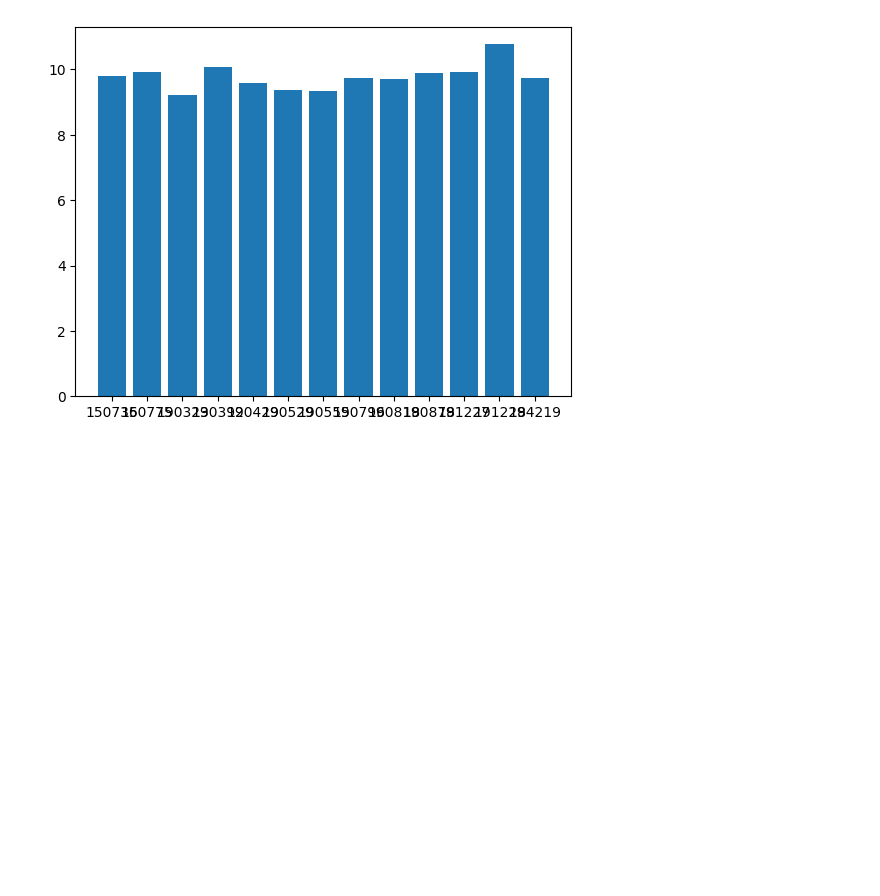
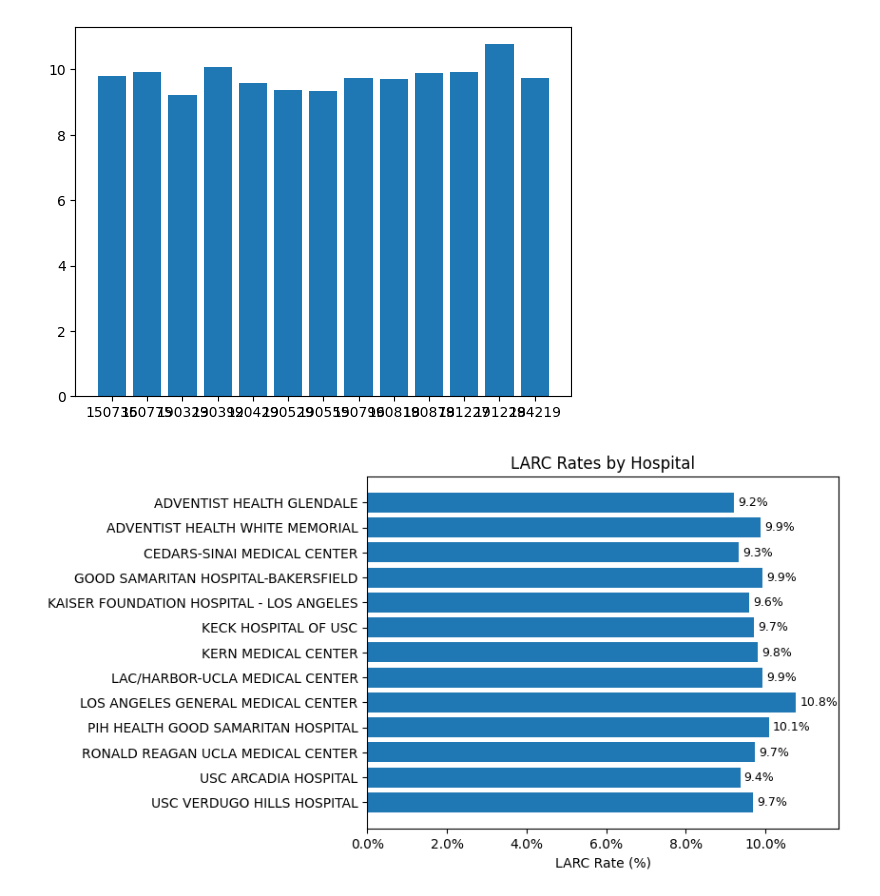
Before and after one commit to orchid-initiative/postpartum-larc, a Jupyter notebook: analysis/larc_l-and-d.ipynb, the cells around one changed output. Saved outputs shown, nothing was run; the diff lists cells and outputs as text; code cells hidden in the pictures; blank space fills up the shorter version.

```diff
--- a/analysis/larc_l-and-d.ipynb
+++ b/analysis/larc_l-and-d.ipynb
@@ -349,3 +350,36 @@ plt.bar([str(x) for x in oshpd_larc_rates.keys()], oshpd_larc_rates.values())
 # %% [output]
 <BarContainer object of 13 artists>
 [figure]
+# %%
+hospital_name, hospital_name_larc = larc_stats("hospital_name")
+# %%
+hospital_name_larc_rates = {key: (val * 100) / hospital_name[key] for key, val in hospital_name_larc.items()}
+# %%
+plt.style.use("default")
+
+plt.title("LARC Rates by Hospital")
+plt.xlabel("LARC Rate (%)")
+
+sorted_data = dict(sorted(hospital_name_larc_rates.items(),
+                          key = lambda x: x[0],
+                          reverse = True))
+names = list(sorted_data.keys())
+values = list(sorted_data.values())
+
+bars = plt.barh(names, values)
+
+ax = plt.gca()
+ax.xaxis.set_major_formatter(mtick.PercentFormatter(xmax=100))
+
+ax.set_xlim(0, max(values) * 1.1)
+
+for bar in bars:
+  plt.text(
+      bar.get_width() + 0.1,
+      bar.get_y() + bar.get_height() / 2,
+      f"{bar.get_width():.1f}%",
+      va="center",
+      fontsize = 9,
+  )
+# %% [output]
+[figure, added]
```
Also changed, not shown: parts of 1 cell of this notebook.
